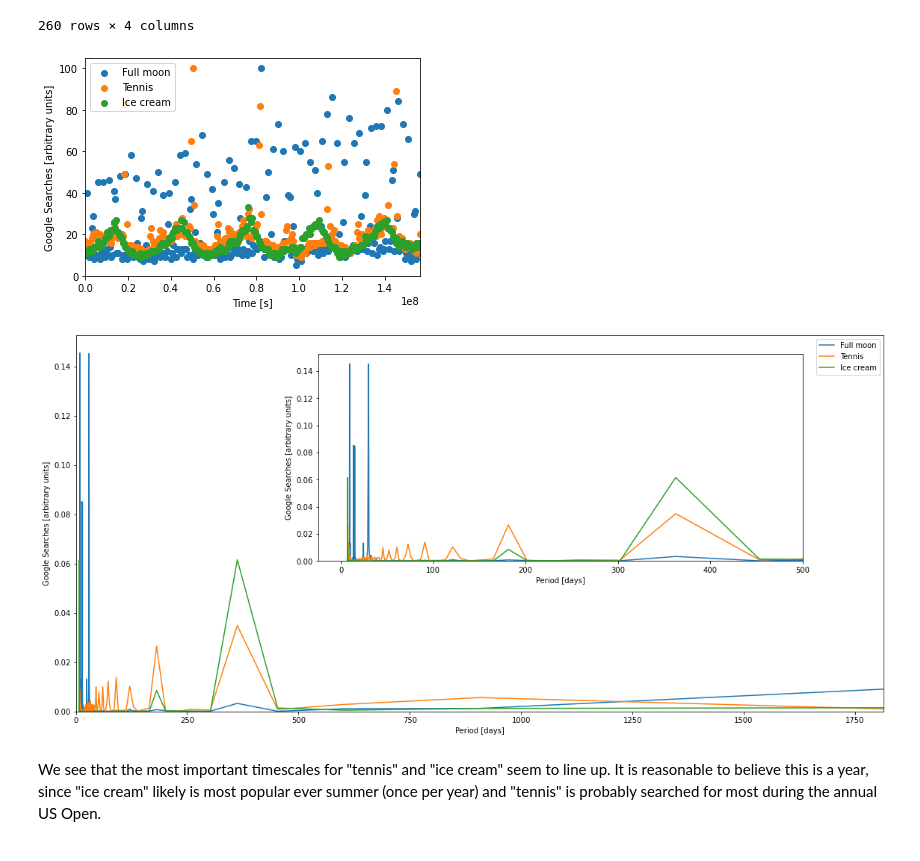
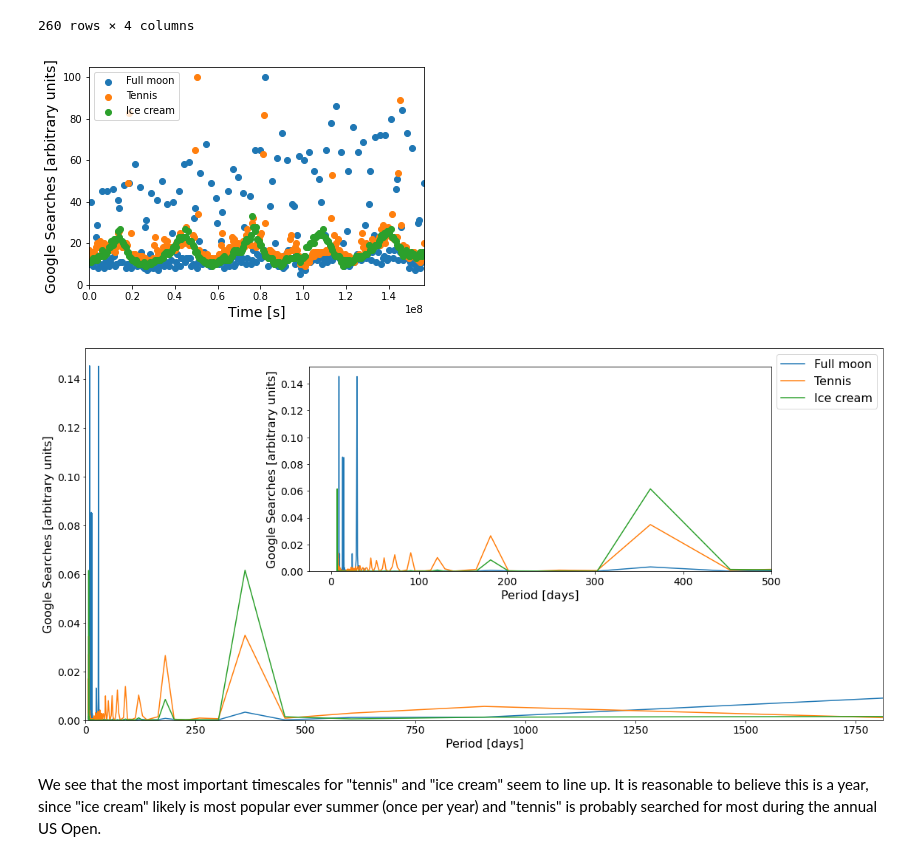
Before and after one commit to christianhbye/python_ay_250_hw, a Jupyter notebook: hw_1/hw_1_assignment.ipynb, the cells around one changed output. Saved outputs shown, nothing was run; the diff lists cells and outputs as text; code cells hidden in the pictures.

Commit message:
increase fontsize in plots in part3

```diff
--- a/hw_1/hw_1_assignment.ipynb
+++ b/hw_1/hw_1_assignment.ipynb
@@ -538,11 +538,11 @@ plt.scatter(time, ice_cream, label='Ice cream')
 plt.legend()
 plt.xlim(time.min(), time.max())
 plt.ylim(0)
-plt.xlabel('Time [s]')
-plt.ylabel('Google Searches [arbitrary units]')
+plt.xlabel('Time [s]', fontsize=14)
+plt.ylabel('Google Searches [arbitrary units]', fontsize=14)
 plt.show()
 # %% [output]
-[figure, old version]
+[figure, new version]
 # %%
 # generate some angular frequencies that are important for these searches
 delta_omega=2*np.pi/time.max()  # make the frequency steps be order (observing time)^-1
@@ -550,32 +550,32 @@ omegas=np.linspace(delta_omega, len(time)*delta_omega, len(time))  # start > 0 t
 # %%
 ls_moon=signal.lombscargle(time, moon, omegas, precenter=True, normalize=True)
 ls_tennis=signal.lombscargle(time, tennis, omegas, precenter=True, normalize=True)
 ls_ice_cream=signal.lombscargle(time, ice_cream, omegas, precenter=True, normalize=True)
 
 periods=2*np.pi/omegas  # convert angular frequencies to periods
 periods/=3600*24  # convert to days
 
 fig=plt.figure(figsize=(15,7))
 ax1=fig.add_axes([0.,0., 1.,1.])
 ax1.plot(periods, ls_moon, label='Full moon')
 ax1.plot(periods, ls_tennis, label='Tennis')
 ax1.plot(periods, ls_ice_cream, label='Ice cream')
-ax1.legend()
-ax1.set_xlabel('Period [days]')
-ax1.set_ylabel('Google Searches [arbitrary units]')
+ax1.legend(fontsize=16)
 ax1.set_ylim(0)
 ax1.set_xlim(0, periods.max())
-ax2=fig.add_axes([.3,.4,.6,.55])
+ax2=fig.add_axes([.28,.4,.58,.55])
 ax2.plot(periods, ls_moon, label='Full moon')
 ax2.plot(periods, ls_tennis, label='Tennis')
 ax2.plot(periods, ls_ice_cream, label='Ice cream')
 ax2.set_ylim(0)
 ax2.set_xlim(-25, 500)
-ax2.set_xlabel('Period [days]')
-ax2.set_ylabel('Google Searches [arbitrary units]')
+for ax in [ax1, ax2]:
+    plt.setp([ax.get_xticklabels(),ax.get_yticklabels()], fontsize=14)
+    plt.setp([ax.xaxis.get_label(),ax.yaxis.get_label()], fontsize=16)
+plt.setp([ax1, ax2], xlabel='Period [days]', ylabel='Google Searches [arbitrary units]')
 plt.show()
 # %% [output]
-[figure, old version]
+[figure, new version]
 # %% [markdown]
 We see that the most important timescales for "tennis" and "ice cream" seem to line up. It is reasonable to believe this is a year, since "ice cream" likely is most popular ever summer (once per year) and "tennis" is probably searched for most during the annual US Open.
 # %%
```
